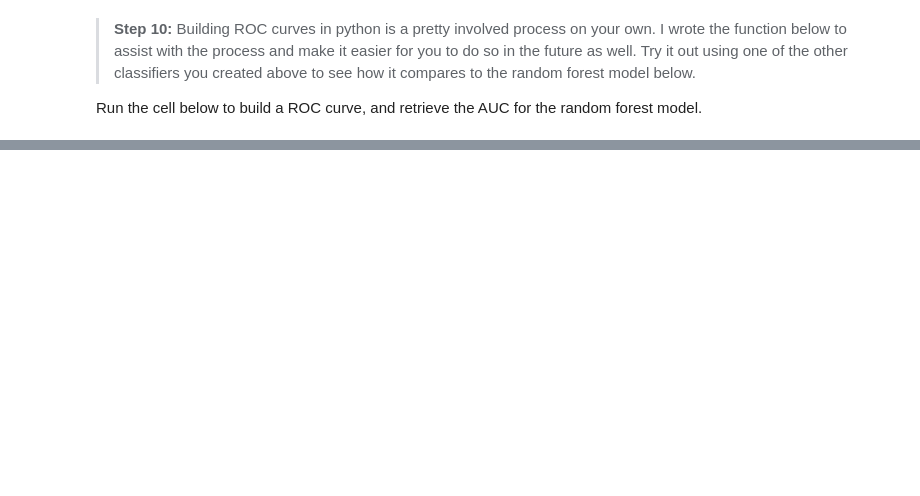
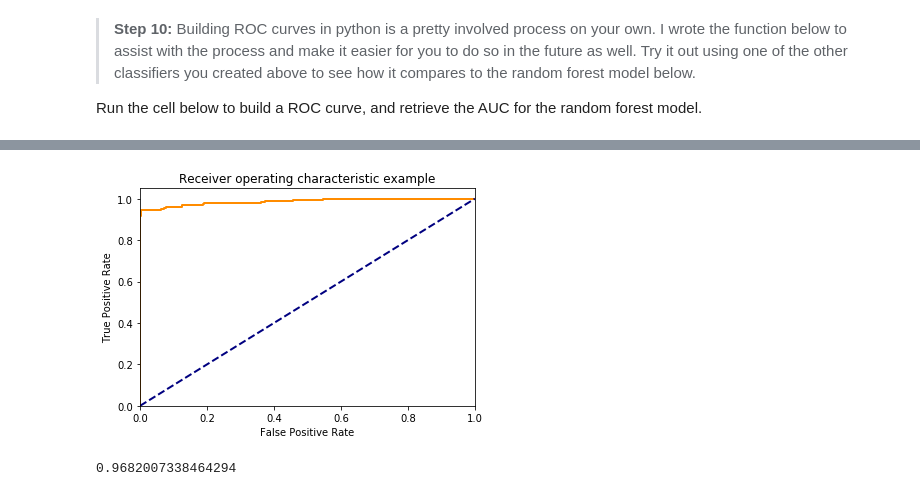
Before and after one commit to sankethbhongir/AI-Programming-Practice, a Jupyter notebook: Supervised learning/metrics/Classification_Metrics.ipynb, the cells around one changed output, grey strips where cells are left out. Saved outputs shown, nothing was run; the diff lists cells and outputs as text; code cells hidden in the pictures; blank space fills up the shorter version.

```diff
--- a/Supervised learning/metrics/Classification_Metrics.ipynb
+++ b/Supervised learning/metrics/Classification_Metrics.ipynb
@@ -328,2 +336,6 @@ build_roc_auc(rf_mod, training_data, testing_data, y_train, y_test)
 # %%
 # Your turn here - choose another classifier to see how it compares
+build_roc_auc(naive_bayes, training_data, testing_data, y_train, y_test)
+# %% [output]
+[figure, added]
+0.9682007338464294
```
Also changed, not shown: parts of 6 cells of this notebook.
